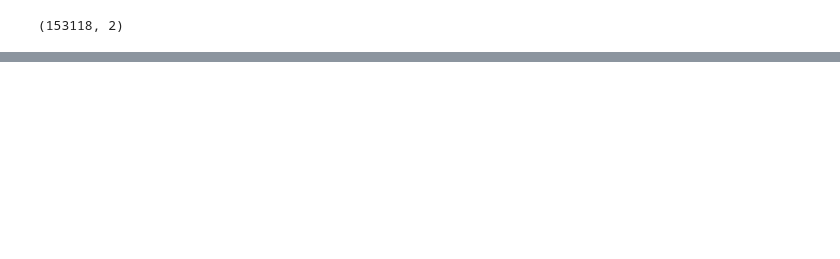
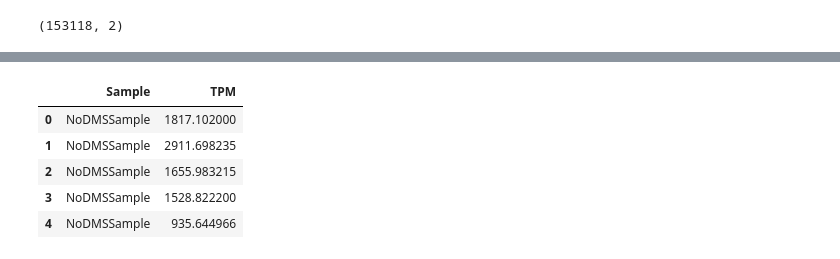
Before and after one commit to JayKu4418/Rapunzel-ExonIntronBoundaryStructures_Scripts, a Jupyter notebook: FeatureCounts_CompareExonIntronBoundaries_MadrasinHiSeqOctober2018.ipynb, the cells around one changed output, grey strips where cells are left out. Cells and saved outputs as stored; diff of their text form; code cells hidden in the pictures; blank space fills up the shorter version.

```diff
--- a/FeatureCounts_CompareExonIntronBoundaries_MadrasinHiSeqOctober2018.ipynb
+++ b/FeatureCounts_CompareExonIntronBoundaries_MadrasinHiSeqOctober2018.ipynb
@@ -149,0 +181,12 @@ feature_readCounts_transcriptome
+# %%
+# Melt the plus data
+feature_readCounts_transcriptome_sortedByTPMs_melted = feature_readCounts_transcriptome_sortedByTPMs.melt(value_vars=["NoDMSSample","DMSTreatedSample"])
+feature_readCounts_transcriptome_sortedByTPMs_melted.columns = ["Sample","TPM"]
+feature_readCounts_transcriptome_sortedByTPMs_melted.head()
+# %% [output]
+|  | Sample | TPM |
+| 0 | NoDMSSample | 1817.102000 |
+| 1 | NoDMSSample | 2911.698235 |
+| 2 | NoDMSSample | 1655.983215 |
+| 3 | NoDMSSample | 1528.822200 |
+| 4 | NoDMSSample | 935.644966 |
```
Also changed, not shown: parts of 15 cells of this notebook, 3 other files.
